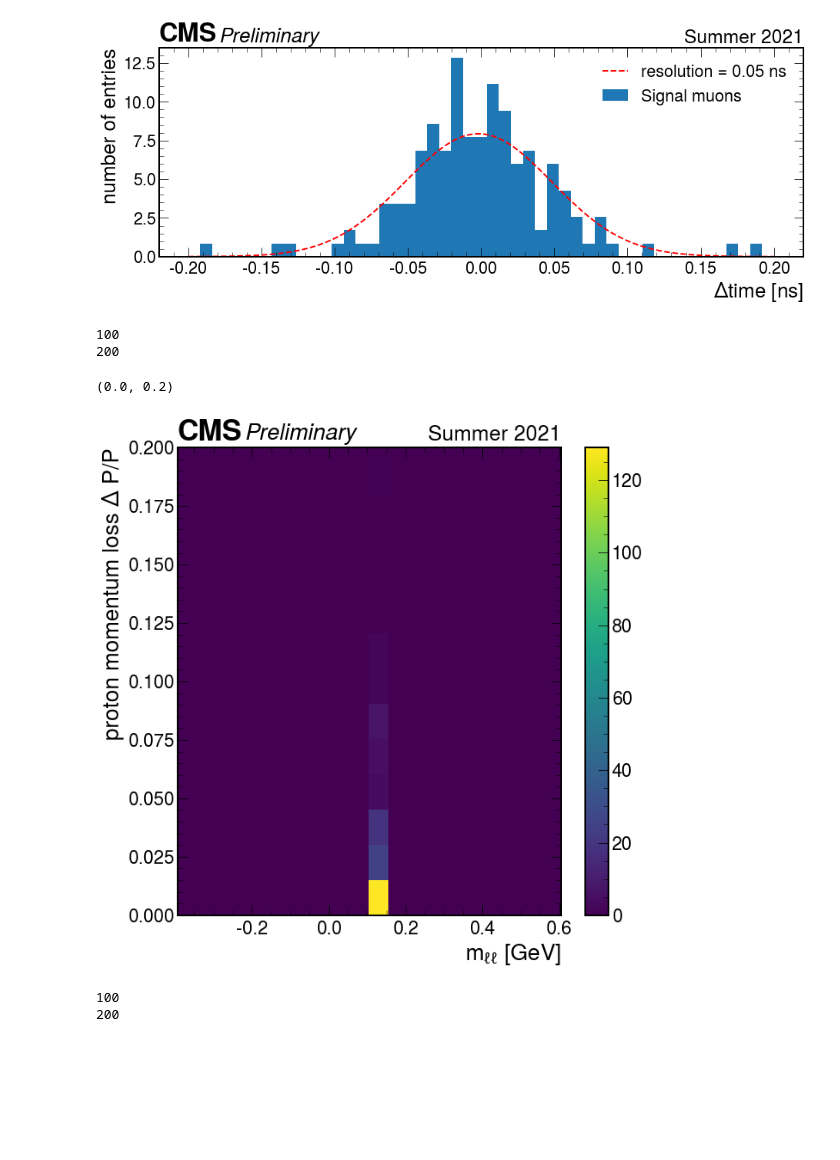
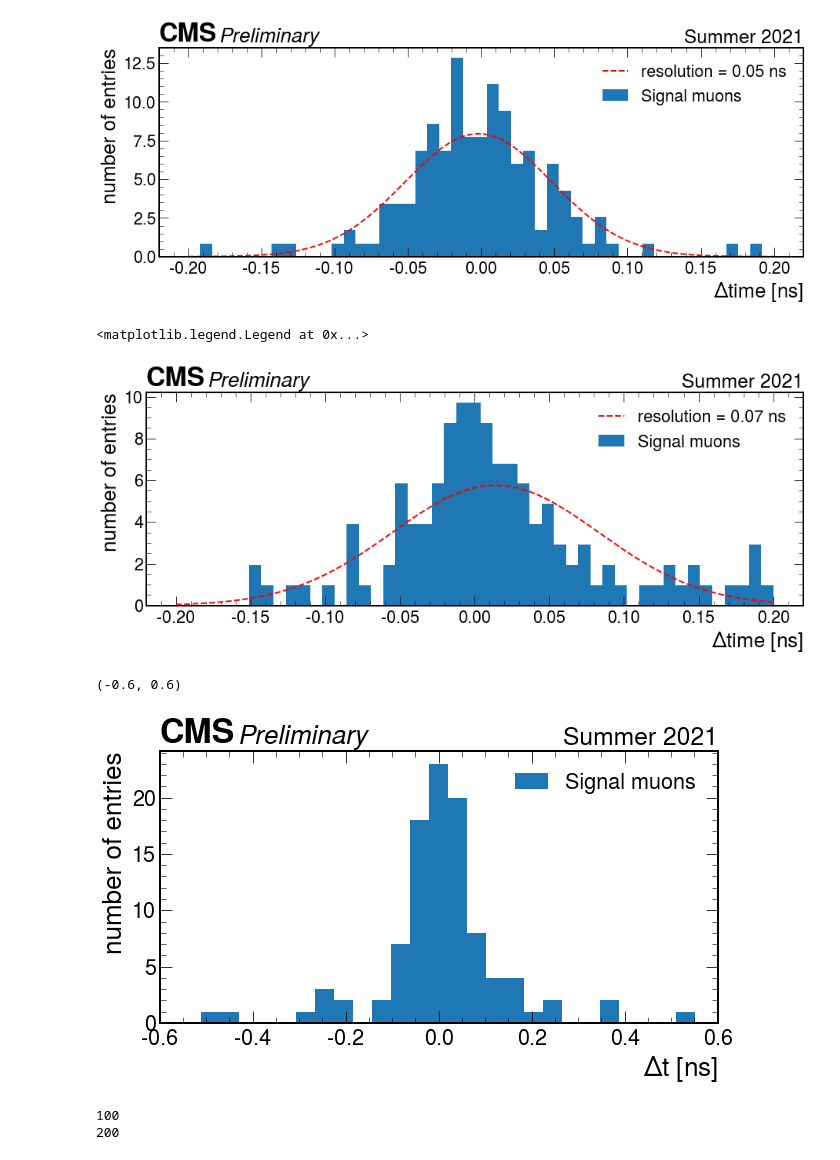
Before and after one commit to jloemker/SWAN, a Jupyter notebook: Analysis_notebook.ipynb, the cells around one changed output. Drawn from its saved outputs; the diff is of its cells as text; code cells hidden in the pictures; blank space fills up the shorter version.

```diff
--- a/Analysis_notebook.ipynb
+++ b/Analysis_notebook.ipynb
@@ -310,27 +331,41 @@ ax.legend()
 # %% [output]
 <matplotlib.legend.Legend at 0x...>
 [figure]
-# %%
-import matplotlib as mpl
-protons = tree.arrays(['genproton_xi','genproton_ispu'],library="pd")
-prot = protons[protons.genproton_ispu==0]['genproton_xi'].values
-fig, axes = plt.subplots(figsize=(10,10) )
-print(len(muons_anal['mu1_m']))#100
-muon = np.append(muons_anal['mu1_m'], muons_anal['mu2_m'])
-print(len(prot))#200
-#first and 2nd leading muon combined
-im = axes.hist2d( muon, prot, bins=(20,20) , cmap='viridis')
-fig.colorbar(im[3], ax=axes)
-axes.set(xlabel=r'$m_{\ell\ell}$ [GeV]', ylabel='proton momentum loss \u0394 P/P')
-hep.cms.label(llabel="Preliminary", rlabel="Summer 2021", ax=axes)
-plt.ylim(0,0.2)
-#cax,kw = mpl.colorbar.make_axes()
-#plt.savefig('Analyse/dimuon_mass_xi_correlation.png')
-# %% [output]
-100
-200
-(0.0, 0.2)
-[figure, removed]
+# %%
+recontsructed_time_resolution1 = analysis[mask_muon1_measured_time]['mu1_t'].values - analysis[mask_muon1_measured_time]['4D_t'].values
+recontsructed_time_resolution2 = analysis[mask_muon2_measured_time]['mu2_t'].values - analysis[mask_muon2_measured_time]['4D_t'].values
+recontsructed_time_resolution = np.concatenate([recontsructed_time_resolution1,recontsructed_time_resolution2]) #add two arrays together
+# %%
+f, ax = plt.subplots(figsize=(15,5))
+ax.hist(recontsructed_time_resolution, bins=np.linspace(-0.2,0.2,50),density=True,label='Signal muons')
+ax.set(xlabel=r'$\Delta time$ [ns]', ylabel='number of entries')
+
+#fit to gaussian (to avoid bias from outliers restrict the fitted area):
+(mu, sigma) = stats.norm.fit(recontsructed_time_resolution[(recontsructed_time_resolution<0.2) & (recontsructed_time_resolution>-0.2)])
+x=np.linspace(-0.2,0.2,200)
+y=stats.norm.pdf(x, mu, sigma)
+ax.plot(x, y, 'r--', linewidth=2,label='resolution = %2.2f ns'%sigma)
+
+hep.cms.label(llabel="Preliminary", rlabel="Summer 2021", ax=ax)
+ax.legend()
+#plt.savefig('Analyse/MTD_resolution_4D.png',bbox_inches='tight')
+# %% [output]
+<matplotlib.legend.Legend at 0x...>
+[figure, added]
+# %%
+val = analysis['evt_t0'] - analysis['4D_t']
+bins = np.linspace(-1,1,50)
+#print(val)
+f, ax = plt.subplots(figsize=(10,5))
+plt.hist(val, bins,label='Signal muons')
+hep.cms.label(llabel="Preliminary", rlabel="Summer 2021", ax=ax)
+ax.legend();
+ax.set(xlabel=r'$\Delta$t [ns]', ylabel='number of entries')
+plt.xlim(-0.6,0.6)
+#plt.savefig('AnalyseW2/evt_minus_4Dt.png',bbox_inches='tight')
+# %% [output]
+(-0.6, 0.6)
+[figure, added]
 # %%
 import matplotlib as mpl
 protons = tree.arrays(['genproton_xi','genproton_ispu'],library="pd")
```
Also changed, not shown: parts of 10 cells of this notebook, 1 other file.
